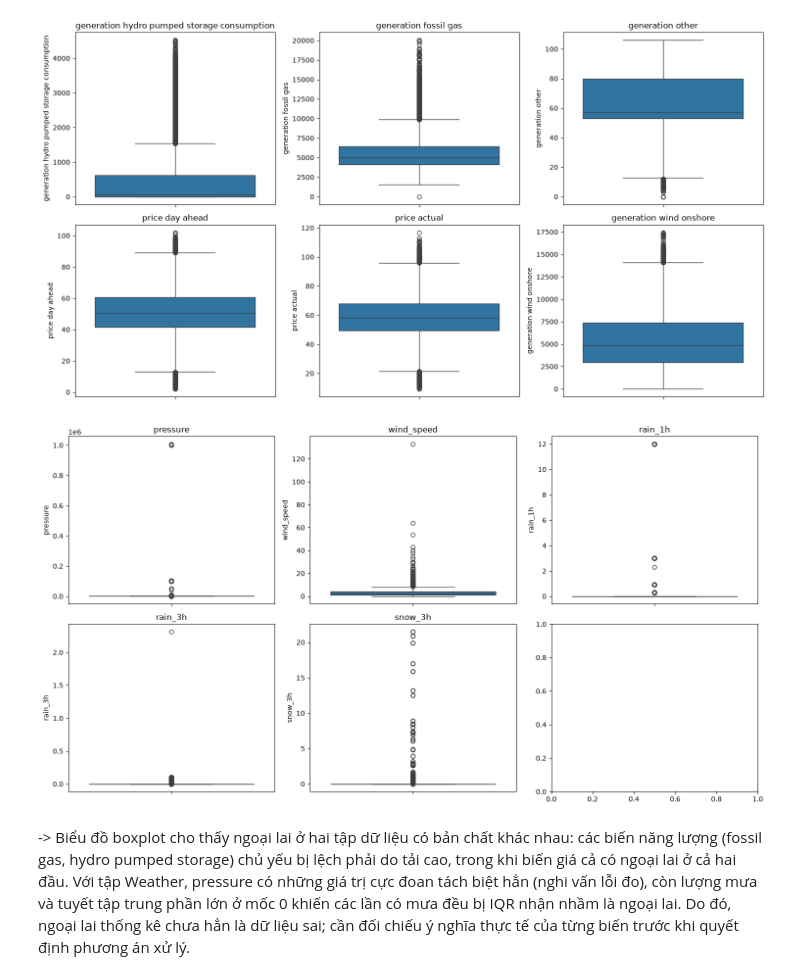
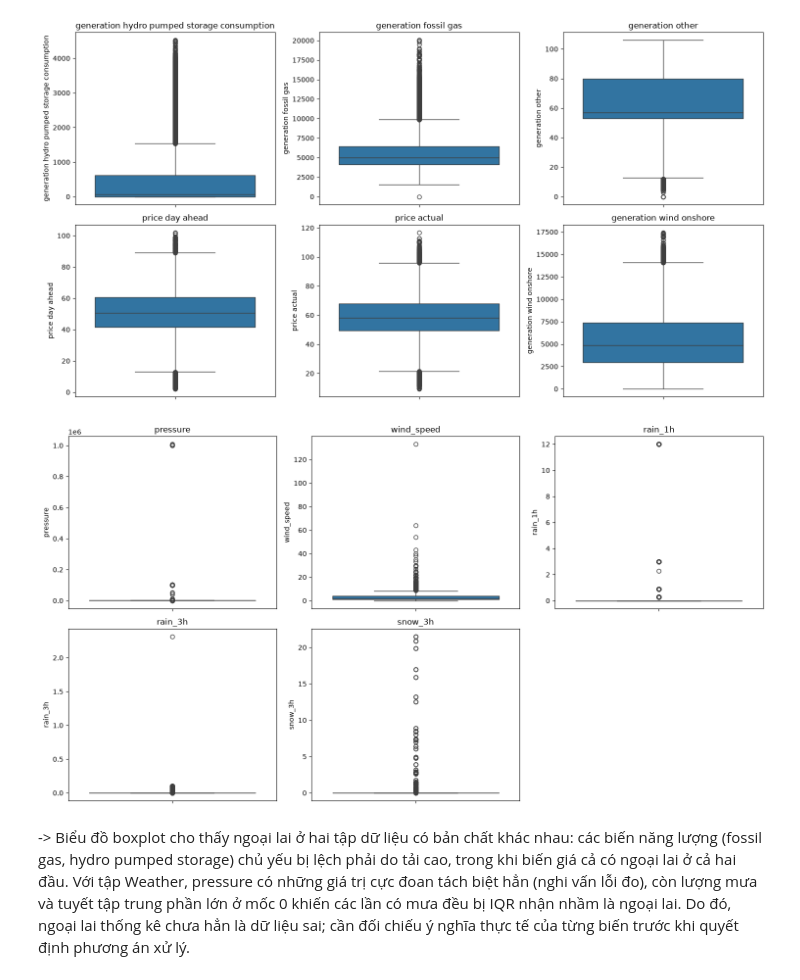
Before and after one commit to nguyenminhhieu108/Assignment_ls2, a Jupyter notebook: main.ipynb, the cells around one changed output. Drawn from its saved outputs; the diff is of its cells as text; code cells hidden in the pictures.

```diff
--- a/main.ipynb
+++ b/main.ipynb
@@ -433,0 +514,11 @@ File weather kiểm tra do không có missing nên vẫn giữ nguyên.
+# %%
+# Xác định các constant features sau khi xử lý missing values
+constant_cols = [
+    col for col in energy_clean.columns
+    if energy_clean[col].nunique(dropna=False) <= 1
+]
+
+print("Constant features:")
+print(constant_cols)
+
+print("\nNumber of constant features:", len(constant_cols))
@@ -472,12 +593,8 @@ energy_clean[numeric_cols].describe().T
 # %%
 # Chọn các biến số thực sự dùng để phân tích outliers
-weather_numeric_cols = weather.select_dtypes(
+weather_numeric_cols = weather_clean.select_dtypes(
     include=np.number
-).columns
-
-weather_numeric_cols = weather_numeric_cols.drop(
-    'weather_id'
-)
+).columns.drop('weather_id')
 
 print("Number of numerical variables:", len(weather_numeric_cols))
 print("\nNumerical variables:")
@@ -563,18 +679,18 @@ outlier_summary_energy.sort_values(
 # %%
-# Check file weather
+# Phân tích outliers bằng IQR cho tập Weather
 outlier_summary_weather = []
 
 for col in weather_numeric_cols:
-    Q1 = weather[col].quantile(0.25)
-    Q3 = weather[col].quantile(0.75)
+    Q1 = weather_clean[col].quantile(0.25)
+    Q3 = weather_clean[col].quantile(0.75)
     IQR = Q3 - Q1
 
     lower_bound = Q1 - 1.5 * IQR
     upper_bound = Q3 + 1.5 * IQR
 
-    outliers = weather[
-        (weather[col] < lower_bound) |
-        (weather[col] > upper_bound)
+    outliers = weather_clean[
+        (weather_clean[col] < lower_bound) |
+        (weather_clean[col] > upper_bound)
     ]
 
     outlier_summary_weather.append({
@@ -585,13 +701,13 @@ for col in weather_numeric_cols:
         'lower_bound': lower_bound,
         'upper_bound': upper_bound,
         'outlier_count': len(outliers),
-        'outlier_percentage': len(outliers) / len(weather) * 100
+        'outlier_percentage': len(outliers) / len(weather_clean) * 100
     })
 
 outlier_summary_weather = pd.DataFrame(outlier_summary_weather)
 
 outlier_summary_weather.sort_values(
-    'outlier_count',
+    'outlier_percentage',
     ascending=False
 )
 # %% [output]
@@ -645,20 +760,24 @@ plt.show()
 # %% [output]
 [figure]
 # %%
-# Vẽ bảng weather outliers
+# Vẽ boxplot các biến Weather có nhiều potential outliers
 fig, axes = plt.subplots(
     2, 3,
     figsize=(15, 8)
 )
 
 for ax, col in zip(axes.flatten(), weather_outlier_cols):
-    sns.boxplot(y=weather[col], ax=ax)
+    sns.boxplot(y=weather_clean[col], ax=ax)
     ax.set_title(col)
+
+# Ẩn ô thừa
+for ax in axes.flatten()[len(weather_outlier_cols):]:
+    ax.axis('off')
 
 plt.tight_layout()
 plt.show()
 # %% [output]
-[figure, old version]
+[figure, new version]
 # %% [markdown]
 -> Biểu đồ boxplot cho thấy ngoại lai ở hai tập dữ liệu có bản chất khác nhau: các biến năng lượng (fossil gas, hydro pumped storage) chủ yếu bị lệch phải do tải cao, trong khi biến giá cả có ngoại lai ở cả hai đầu. Với tập Weather, pressure có những giá trị cực đoan tách biệt hẳn (nghi vấn lỗi đo), còn lượng mưa và tuyết tập trung phần lớn ở mốc 0 khiến các lần có mưa đều bị IQR nhận nhầm là ngoại lai. Do đó, ngoại lai thống kê chưa hẳn là dữ liệu sai; cần đối chiếu ý nghĩa thực tế của từng biến trước khi quyết định phương án xử lý.
 # %% [markdown]
```
Also changed, not shown: parts of 60 cells of this notebook.
